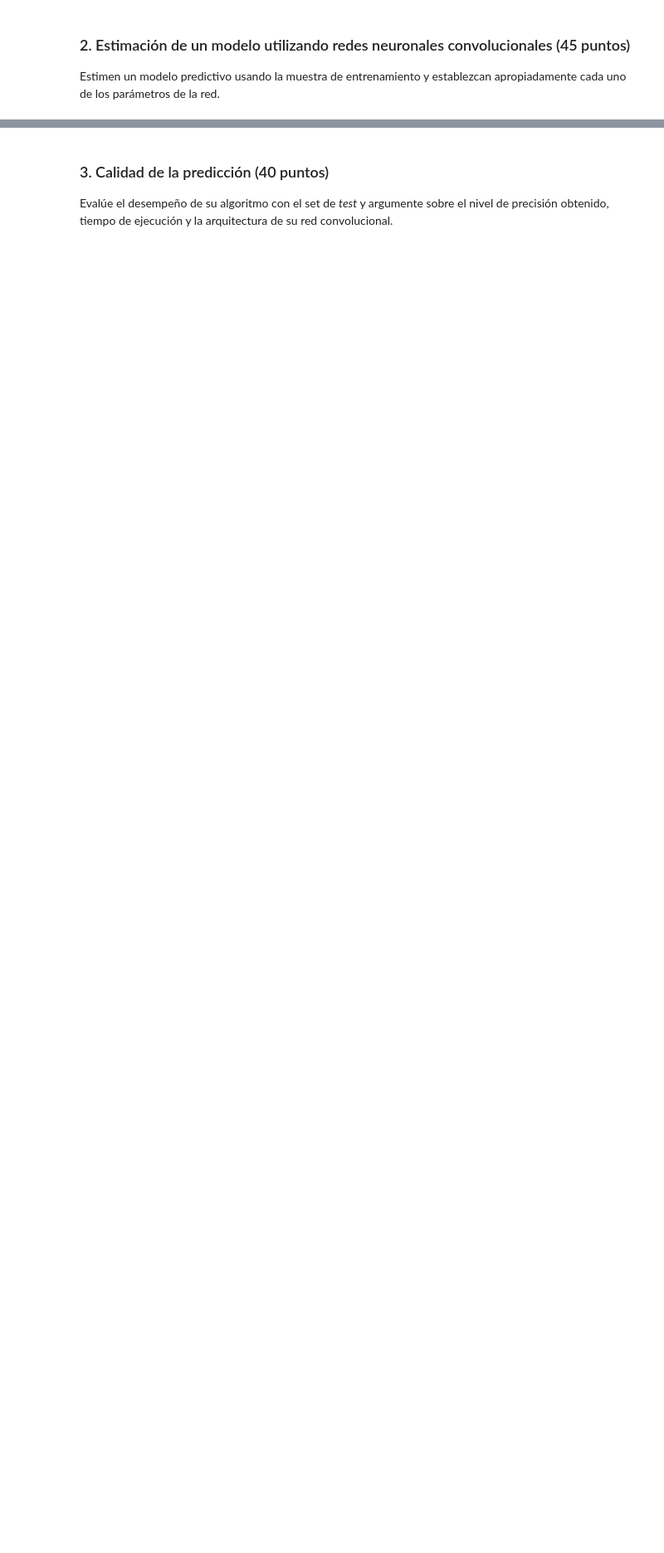
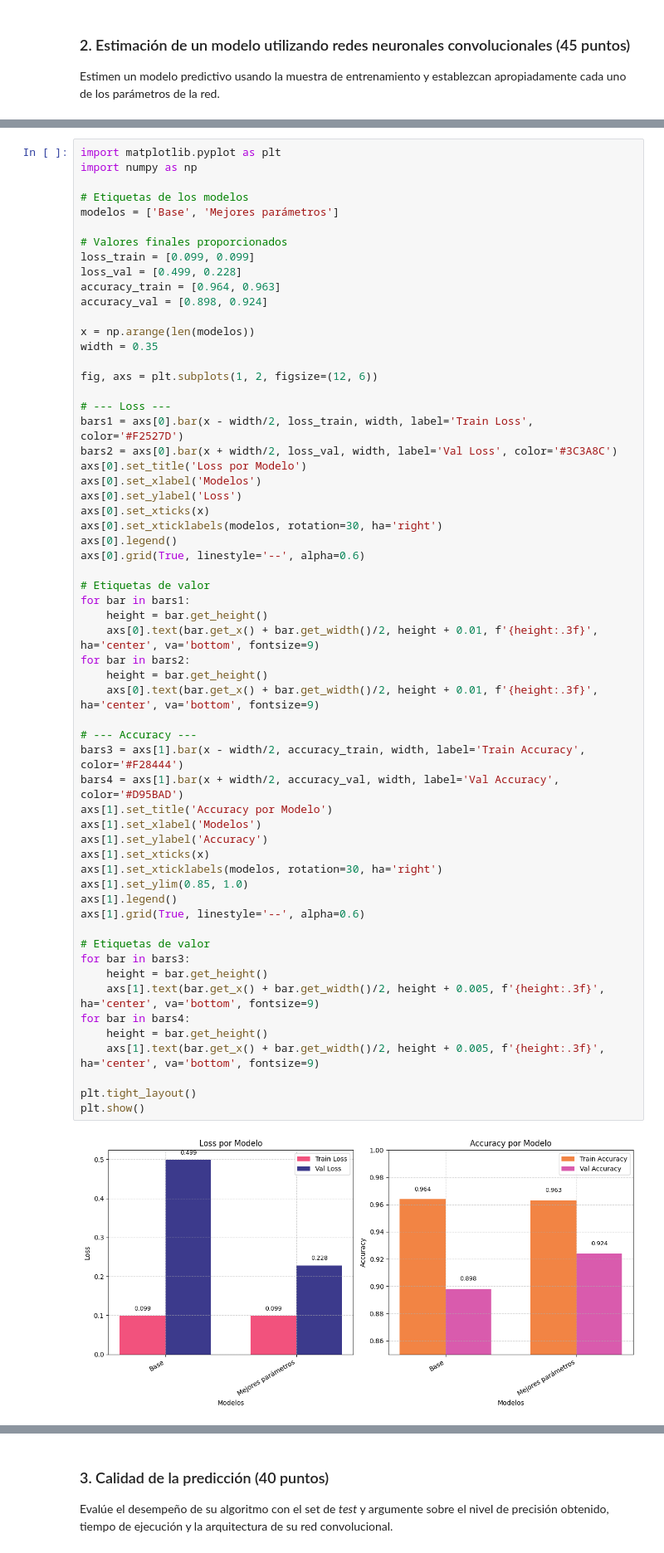
Before and after one commit to juankquintana/deep_learning, a Jupyter notebook: Semana 5/Caso 5/S5TCPEP1.ipynb, the cells around one changed output, grey strips where cells are left out. Shown at 83% size. Cells and saved outputs as stored; diff of their text form; blank space fills up the shorter version.

```diff
--- a/Semana 5/Caso 5/S5TCPEP1.ipynb
+++ b/Semana 5/Caso 5/S5TCPEP1.ipynb
@@ -201,0 +432,61 @@ plt.show()
+# %%
+import matplotlib.pyplot as plt
+import numpy as np
+
+# Etiquetas de los modelos
+modelos = ['Base', 'Mejores parámetros']
+
+# Valores finales proporcionados
+loss_train = [0.099, 0.099]
+loss_val = [0.499, 0.228]
+accuracy_train = [0.964, 0.963]
+accuracy_val = [0.898, 0.924]
+
+x = np.arange(len(modelos))
+width = 0.35
+
+fig, axs = plt.subplots(1, 2, figsize=(12, 6))
+
+# --- Loss ---
+bars1 = axs[0].bar(x - width/2, loss_train, width, label='Train Loss', color='#F2527D')
+bars2 = axs[0].bar(x + width/2, loss_val, width, label='Val Loss', color='#3C3A8C')
+axs[0].set_title('Loss por Modelo')
+axs[0].set_xlabel('Modelos')
+axs[0].set_ylabel('Loss')
+axs[0].set_xticks(x)
+axs[0].set_xticklabels(modelos, rotation=30, ha='right')
+axs[0].legend()
+axs[0].grid(True, linestyle='--', alpha=0.6)
+
+# Etiquetas de valor
+for bar in bars1:
+    height = bar.get_height()
+    axs[0].text(bar.get_x() + bar.get_width()/2, height + 0.01, f'{height:.3f}', ha='center', va='bottom', fontsize=9)
+for bar in bars2:
+    height = bar.get_height()
+    axs[0].text(bar.get_x() + bar.get_width()/2, height + 0.01, f'{height:.3f}', ha='center', va='bottom', fontsize=9)
+
+# --- Accuracy ---
+bars3 = axs[1].bar(x - width/2, accuracy_train, width, label='Train Accuracy', color='#F28444')
+bars4 = axs[1].bar(x + width/2, accuracy_val, width, label='Val Accuracy', color='#D95BAD')
+axs[1].set_title('Accuracy por Modelo')
+axs[1].set_xlabel('Modelos')
+axs[1].set_ylabel('Accuracy')
+axs[1].set_xticks(x)
+axs[1].set_xticklabels(modelos, rotation=30, ha='right')
+axs[1].set_ylim(0.85, 1.0)
+axs[1].legend()
+axs[1].grid(True, linestyle='--', alpha=0.6)
+
+# Etiquetas de valor
+for bar in bars3:
+    height = bar.get_height()
+    axs[1].text(bar.get_x() + bar.get_width()/2, height + 0.005, f'{height:.3f}', ha='center', va='bottom', fontsize=9)
+for bar in bars4:
+    height = bar.get_height()
+    axs[1].text(bar.get_x() + bar.get_width()/2, height + 0.005, f'{height:.3f}', ha='center', va='bottom', fontsize=9)
+
+plt.tight_layout()
+plt.show()
+# %% [output]
+[figure, added]
```
Also changed, not shown: parts of 47 cells of this notebook, 2 other files.
